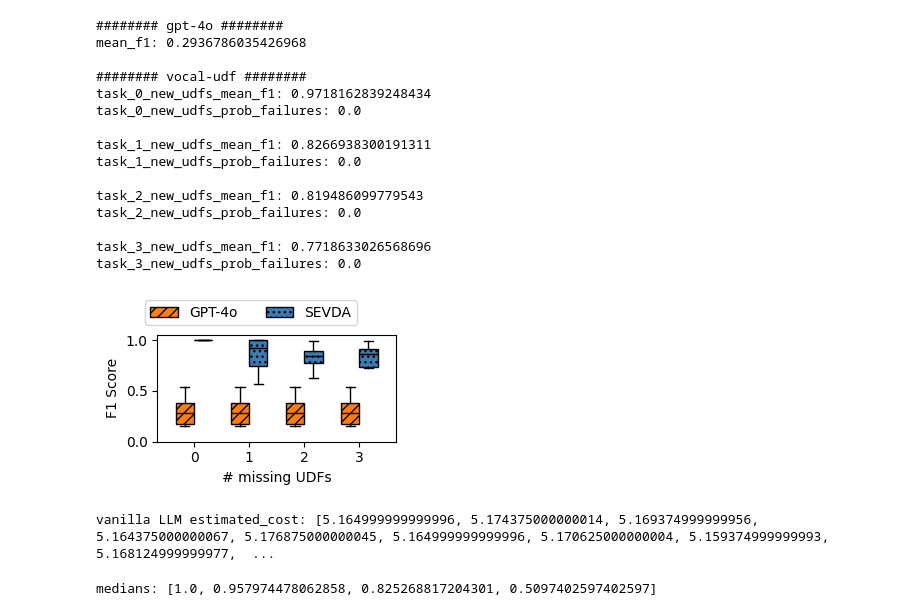
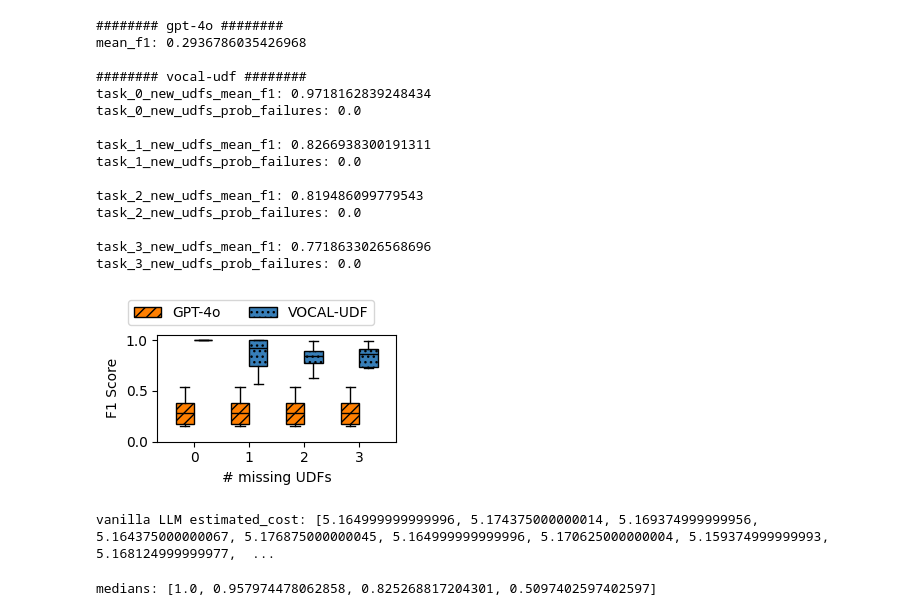
Before and after one commit to uwdb/VOCAL-UDF, a Jupyter notebook: experiments/analysis/vanilla_llm.ipynb, the cells around one changed output. Drawn from its saved outputs; the diff is of its cells as text; code cells hidden in the pictures.

```diff
--- a/experiments/analysis/vanilla_llm.ipynb
+++ b/experiments/analysis/vanilla_llm.ipynb
@@ -9,7 +9,7 @@ import matplotlib
 import matplotlib.pyplot as plt
 from IPython.display import display, HTML
 config = yaml.safe_load(open("/gscratch/balazinska/enhaoz/VOCAL-UDF/configs/config.yaml", "r"))
-
+config['log_dir'] = "/gscratch/balazinska/enhaoz/VOCAL-UDF/logs_sigmod"
 import re
 matplotlib.rcParams['pdf.fonttype'] = 42
 matplotlib.rcParams['ps.fonttype'] = 42
@@ -30,7 +30,7 @@ def plot():
 
     # Define LLM models, tasks, number of new UDFs, and hatch patterns
     llm_models = ['gpt-4o', 'vocal-udf']
-    llm_model_labels = ['GPT-4o', 'SEVDA']
+    llm_model_labels = ['GPT-4o', 'VOCAL-UDF']
 
     hatch_patterns = ['///', '...', '\\\\\\', 'xxx', '***', '+++', '|||', '---', 'ooo']
     handles_f1 = []
@@ -115,34 +115,34 @@ def plot():
     ax.set(xlabel="# missing UDFs")
     ax.set_ylim(bottom=0, top=1.05)
     ax.set_xlim(left=-1.5, right=len(num_new_udfs) * (len(llm_models) + 1) - 0.5)
     ax.set_xticks(np.arange(len(llm_models) / 2 - 0.5, len(num_new_udfs) * len(llm_models) + len(llm_models) / 2 + 1, len(llm_models) + 1))
     ax.set_xticklabels(num_new_udfs)
     # fig.legend(handles_f1, llm_model_labels, loc='center left', bbox_to_anchor=(1, 0.6), ncol=1, prop={"size": 10}, fancybox=True, shadow=False) # On the right
     fig.legend(handles_f1, llm_model_labels, loc='upper center', bbox_to_anchor=(0.5, 1.15), ncol=2, prop={"size": 10}, fancybox=True, shadow=False) # On the top
     fig.tight_layout()
     fig.savefig(f"figures/llm_basline.pdf", bbox_inches='tight')
 
     plt.show()
 
     print(f"vanilla LLM estimated_cost: {estimated_cost_data}, mean: {np.mean(estimated_cost_data)}, count: {len(estimated_cost_data)}")
 plot()
 # %% [output]
 ######## gpt-4o ########
 mean_f1: 0.2936786035426968
 
 ######## vocal-udf ########
 task_0_new_udfs_mean_f1: 0.9718162839248434
 task_0_new_udfs_prob_failures: 0.0
 
 task_1_new_udfs_mean_f1: 0.8266938300191311
 task_1_new_udfs_prob_failures: 0.0
 
 task_2_new_udfs_mean_f1: 0.819486099779543
 task_2_new_udfs_prob_failures: 0.0
 
 task_3_new_udfs_mean_f1: 0.7718633026568696
 task_3_new_udfs_prob_failures: 0.0
-[figure, old version]
+[figure, new version]
 vanilla LLM estimated_cost: [5.164999999999996, 5.174375000000014, 5.169374999999956, 5.164375000000067, 5.176875000000045, 5.164999999999996, 5.170625000000004, 5.159374999999993, 5.168124999999977,  ...
 # %%
 def plot():
```
Also changed, not shown: 13 other files.
